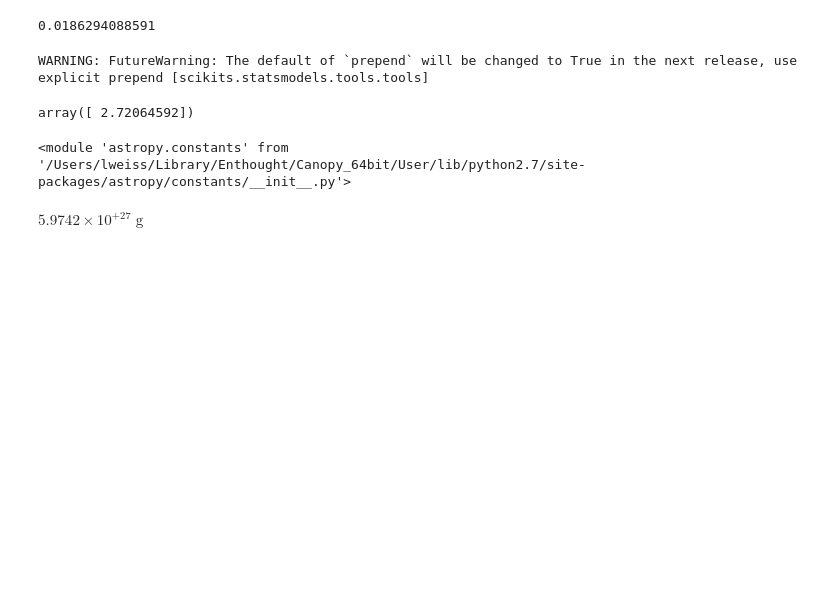
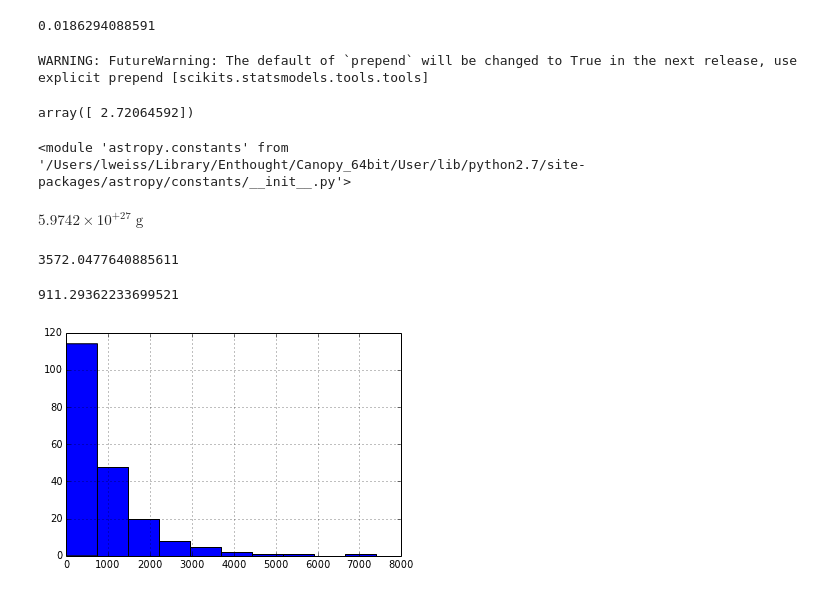
Before and after one commit to sealauren/mrf, a Jupyter notebook: plot_mr.ipynb, the cells around one changed output. Drawn from its saved outputs; the diff is of its cells as text; code cells hidden in the pictures; blank space fills up the shorter version.

```diff
--- a/plot_mr.ipynb
+++ b/plot_mr.ipynb
@@ -611,0 +622,12 @@ leastsq(
+# %%
+max(sp.flux)
+# %% [output]
+3572.0477640885611
+# %%
+fig = plt.figure();
+ax = fig.add_subplot(111);
+df['flux'].hist(ax=ax)
+medf
+# %% [output]
+911.29362233699521
+[figure, added]
```
Also changed, not shown: parts of 14 cells of this notebook, 14 other files.
